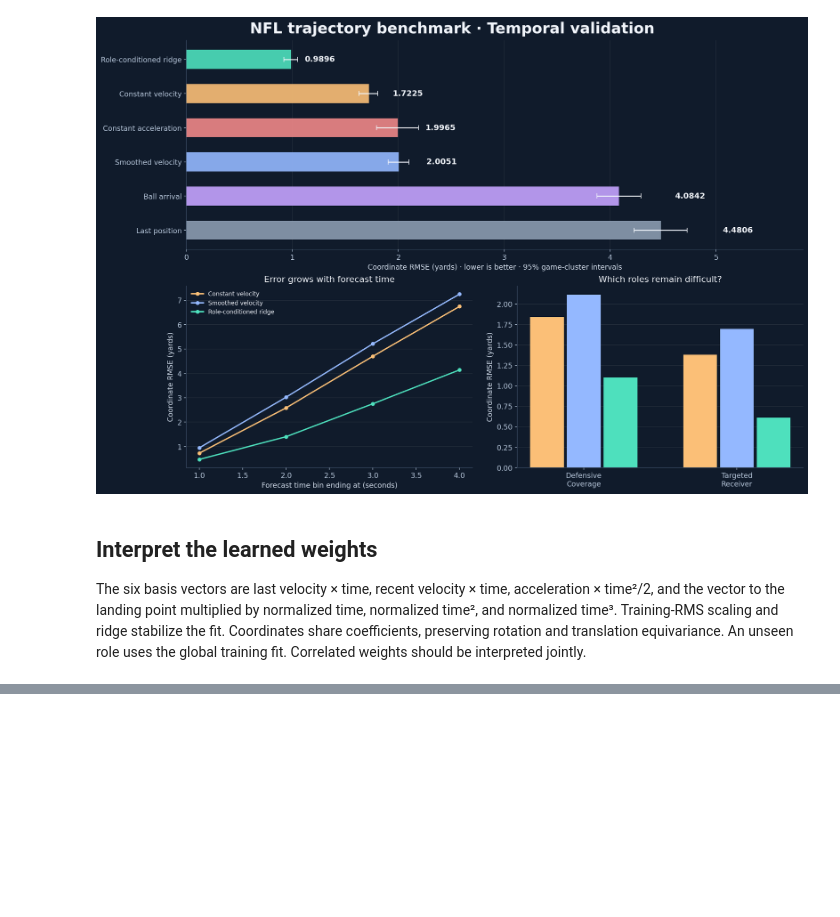
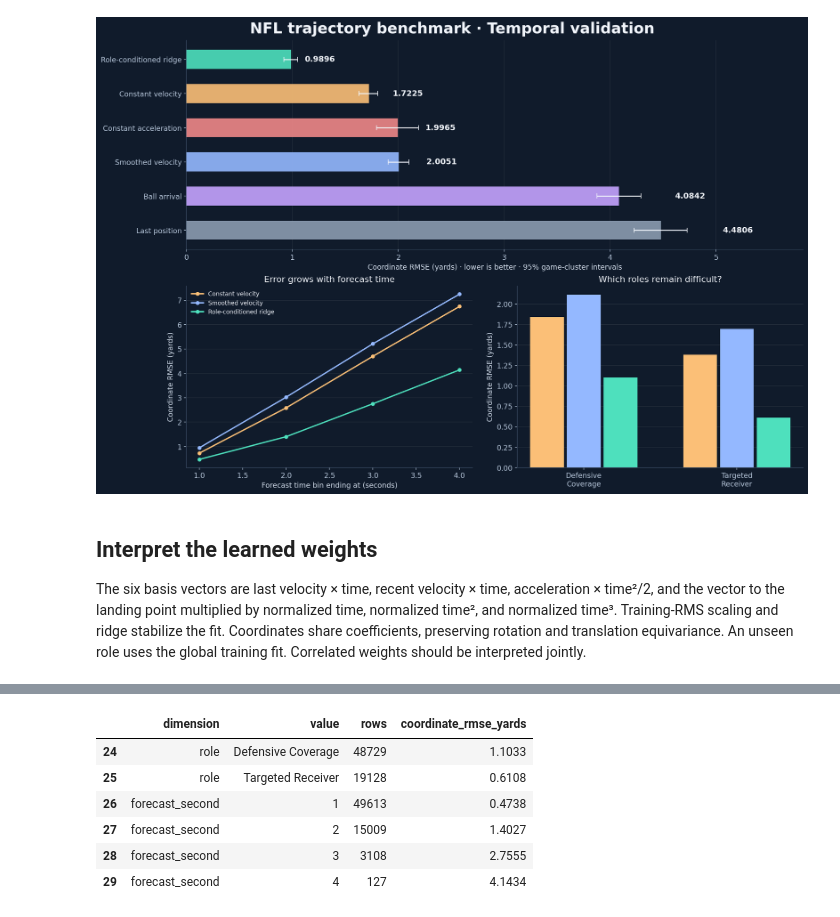
Before and after one commit to alvaromendizabal/nfl-player-trajectory, a Jupyter notebook: notebooks/02_motion_benchmarks.ipynb, the cells around one changed output, grey strips where cells are left out. Cells and saved outputs as stored; diff of their text form; code cells hidden in the pictures; blank space fills up the shorter version.

```diff
--- a/notebooks/02_motion_benchmarks.ipynb
+++ b/notebooks/02_motion_benchmarks.ipynb
@@ -132,0 +134,17 @@ Next: richer interaction features, residual models, then checkpointed temporal n
+# %%
+if READY:
+    slices = pd.DataFrame(summary["slices"])
+    display(
+        slices.loc[
+            slices["model"].eq("role_ridge"),
+            ["dimension", "value", "rows", "coordinate_rmse_yards"],
+        ].round(4)
+    )
+# %% [output]
+|  | dimension | value | rows | coordinate_rmse_yards |
+| 24 | role | Defensive Coverage | 48729 | 1.1033 |
+| 25 | role | Targeted Receiver | 19128 | 0.6108 |
+| 26 | forecast_second | 1 | 49613 | 0.4738 |
+| 27 | forecast_second | 2 | 15009 | 1.4027 |
+| 28 | forecast_second | 3 | 3108 | 2.7555 |
+| 29 | forecast_second | 4 | 127 | 4.1434 |
```
Also changed, not shown: parts of 8 cells of this notebook, 12 other files.
